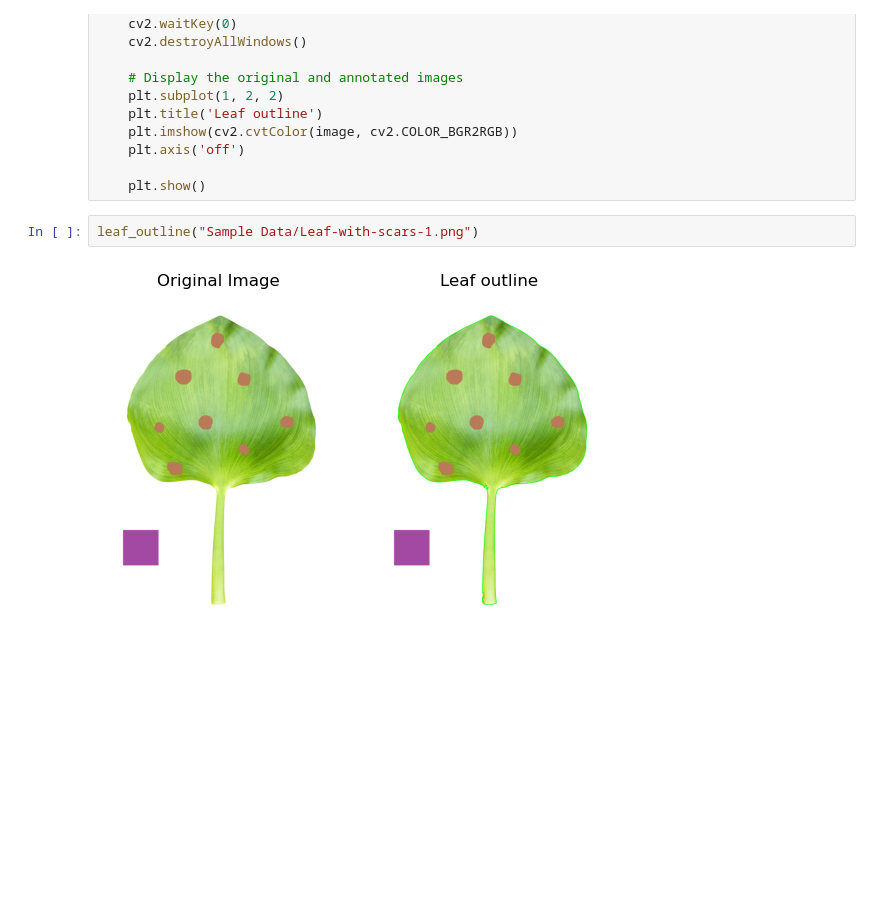
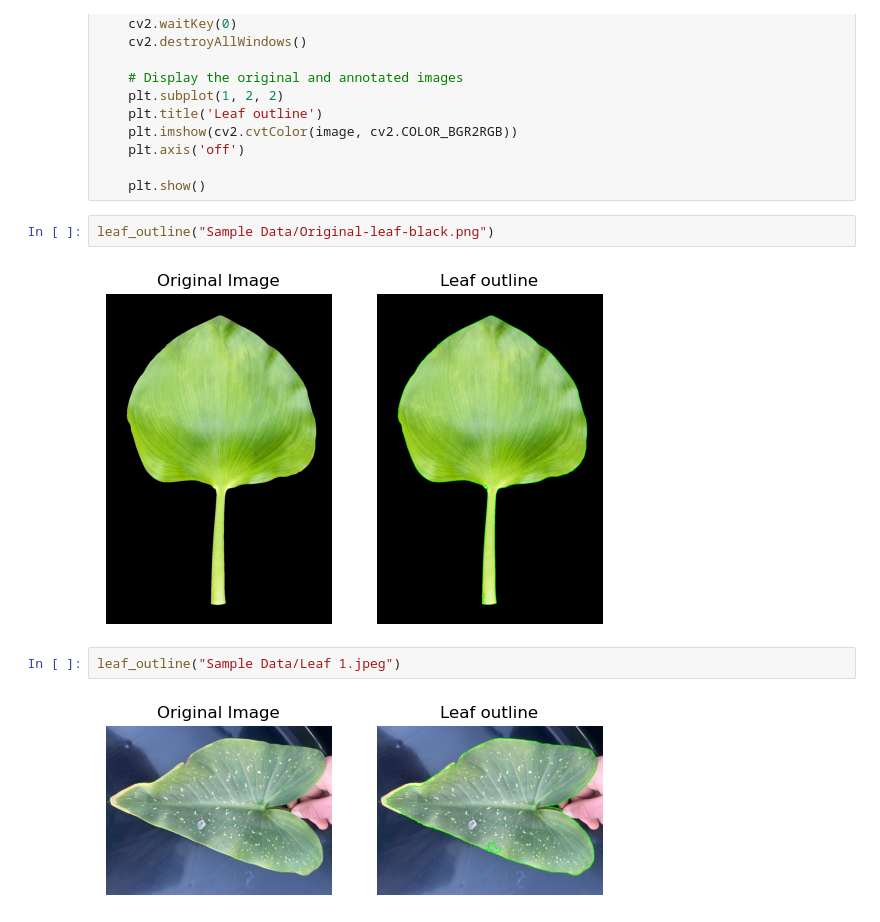
Before and after one commit to Jacquesvnme/Leaf-Scarring-Project, a Jupyter notebook: Individual_Code/Henry Roux/Version 2 Functions.ipynb, the cells around one changed output. Drawn from its saved outputs; the diff is of its cells as text; blank space fills up the shorter version.

Commit message:
Added more images and fixed the background for the original image

```diff
--- a/Individual_Code/Henry Roux/Version 2 Functions.ipynb
+++ b/Individual_Code/Henry Roux/Version 2 Functions.ipynb
@@ -346,7 +343,11 @@ def leaf_outline(image_path):
     plt.axis('off')
 
     plt.show()
+# %%
+leaf_outline("Sample Data/Original-leaf-black.png")
+# %% [output]
+[figure, added]
 # %%
-leaf_outline("Sample Data/Leaf-with-scars-1.png")
+leaf_outline("Sample Data/Leaf 1.jpeg")
 # %% [output]
-[figure, old version]
+[figure, new version]
```
Also changed, not shown: parts of 3 cells of this notebook, 5 other files.
